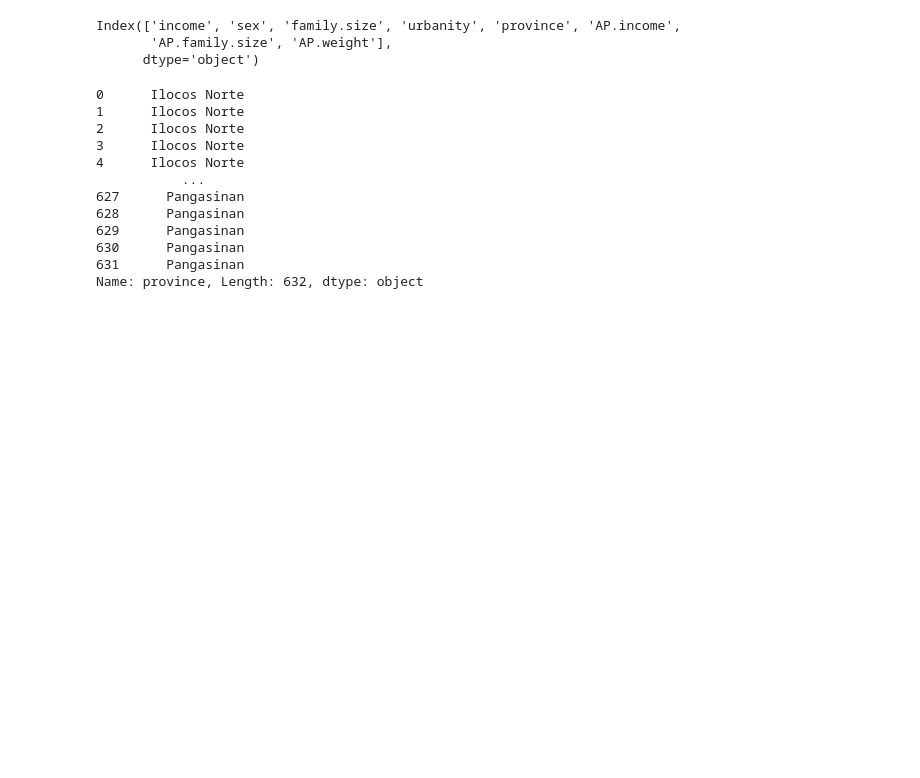
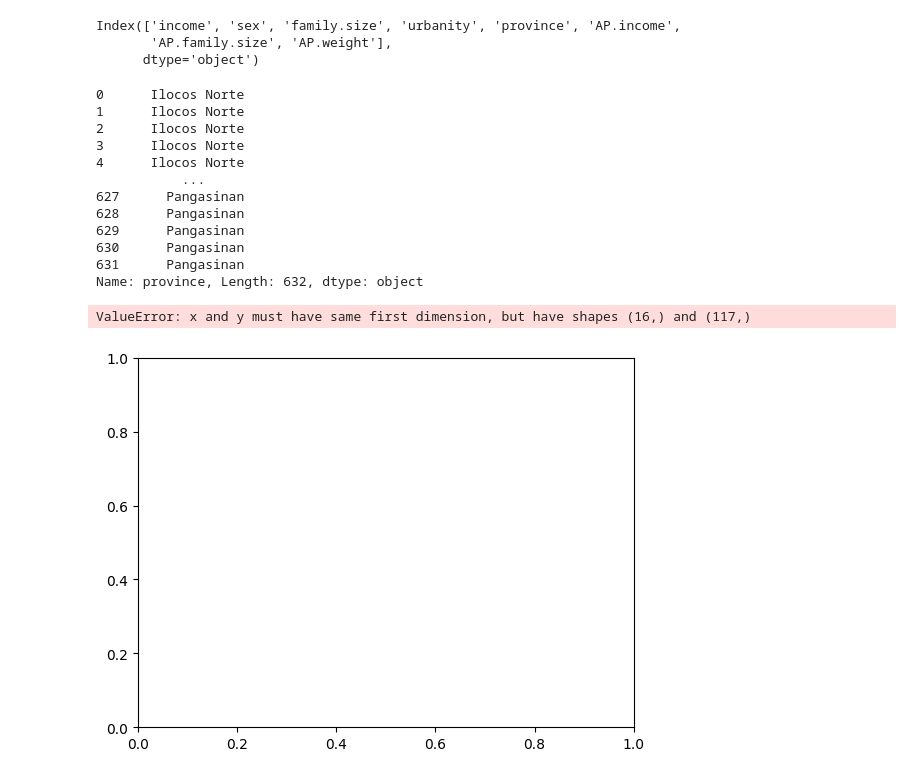
Before and after one commit to Shuyan-Chen/DescriptiveStat, a Jupyter notebook: labTask/list09.ipynb, the cells around one changed output. Saved outputs shown, nothing was run; the diff lists cells and outputs as text; code cells hidden in the pictures; blank space fills up the shorter version.

```diff
--- a/labTask/list09.ipynb
+++ b/labTask/list09.ipynb
@@ -176,3 +126,31 @@ income['province']
 630      Pangasinan
 631      Pangasinan
 Name: province, Length: 632, dtype: object
+# %%
+s1 = income.loc[income['province']== 'La Union', 'income' ]
+s2 = income.loc[income['province']== 'Pangasinan', 'income' ]
+
+cumsum1 = s1.cumsum()
+cum_percentage1 = cumsum1/ s1.sum()
+
+cumsum2 = s2.cumsum()
+cum_percentage2 = cumsum2/ s2.sum()
+
+y = pd.concat([pd.Series([0]), cum_percentage1])
+x = pd.concat([pd.Series(np.arange(0,1,1/15)), pd.Series([1])])
+
+plt.plot(x,y, label="lorenz curve")
+plt.plot([0,1],[0,1],linestyle = '--', color = 'gray', label='===')
+plt.xlabel('cfoc')
+plt.ylabel('cfofv')
+
+y2 = pd.concat([pd.Series([0]), cum_percentage2])
+x2= pd.concat([pd.Series(np.arange(0,1,1/15)), pd.Series([1])])
+
+plt.plot(x2,y2, label="lorenz curve")
+plt.plot([0,1],[0,1],linestyle = '--', color = 'gray', label='===')
+plt.xlabel('cfoc')
+plt.ylabel('cfofv')
+# %% [output]
+ValueError: x and y must have same first dimension, but have shapes (16,) and (117,)
+[figure, added]
```
Also changed, not shown: parts of 9 cells of this notebook.
